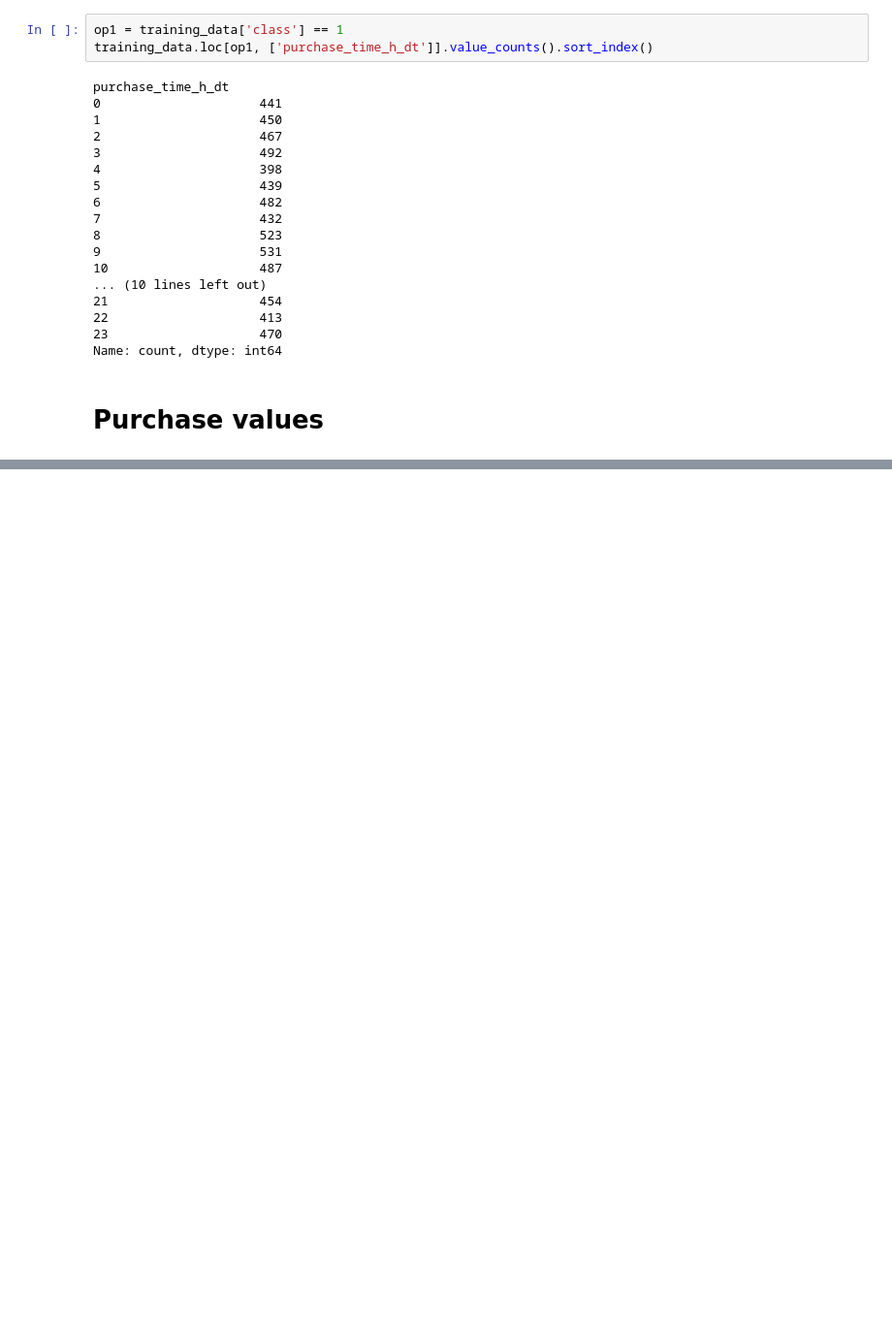
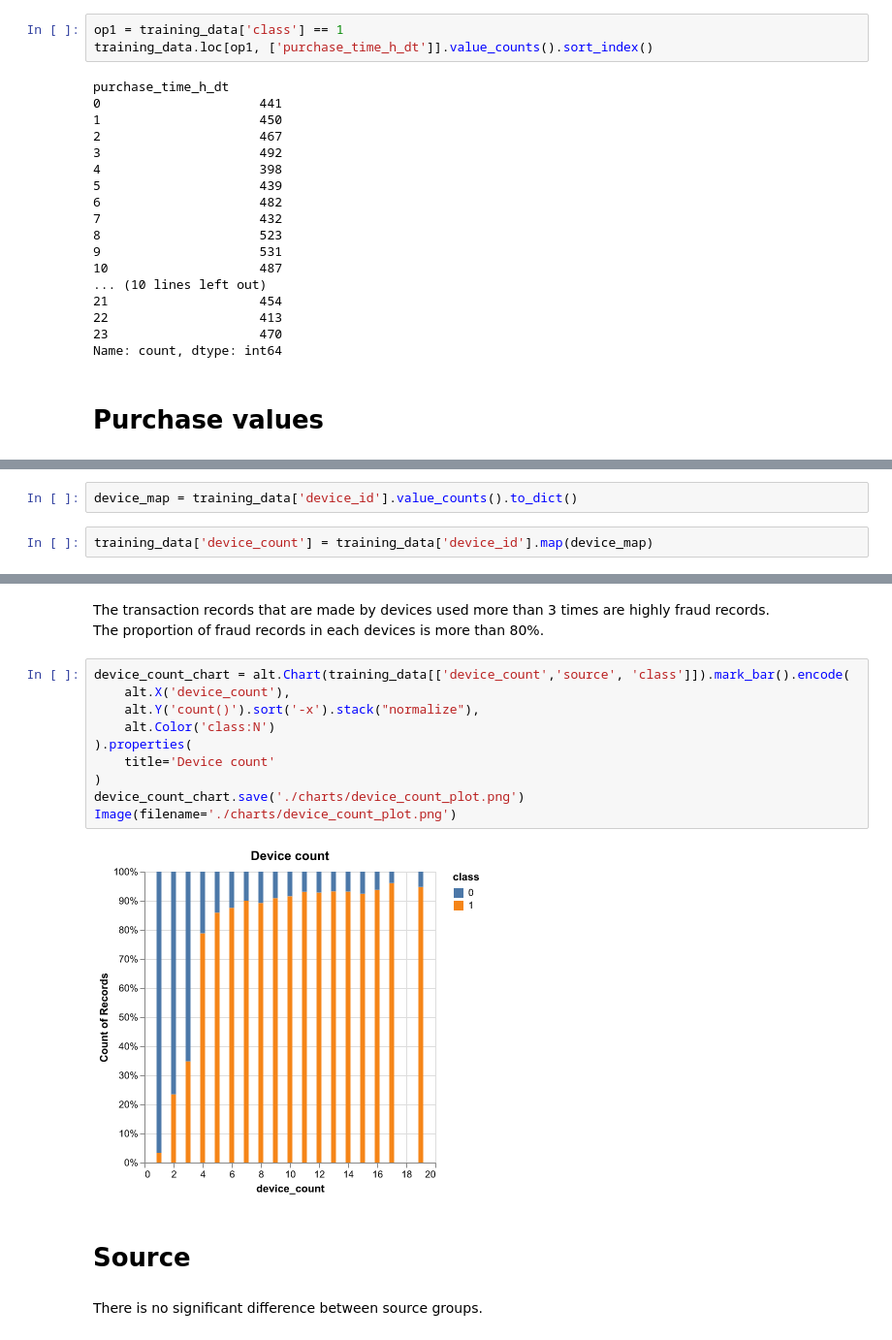
Before and after one commit to respwill/fraud_transaction, a Jupyter notebook: EDA/EDA.ipynb, the cells around one changed output, grey strips where cells are left out. Shown at 97% size. Cells and saved outputs as stored; diff of their text form; blank space fills up the shorter version.

```diff
--- a/EDA/EDA.ipynb
+++ b/EDA/EDA.ipynb
@@ -241,0 +290,4 @@ Name: count, Length: 120000, dtype: int64
+# %%
+device_map = training_data['device_id'].value_counts().to_dict()
+# %%
+training_data['device_count'] = training_data['device_id'].map(device_map)
@@ -241,0 +302,19 @@ Name: count, Length: 120000, dtype: int64
+# %% [markdown]
+The transaction records that are made by devices used more than 3 times are highly fraud records.
+The proportion of fraud records in each devices is more than 80%.
+# %%
+device_count_chart = alt.Chart(training_data[['device_count','source', 'class']]).mark_bar().encode(
+    alt.X('device_count'),
+    alt.Y('count()').sort('-x').stack("normalize"),
+    alt.Color('class:N')
+).properties(
+    title='Device count'
+)
+device_count_chart.save('./charts/device_count_plot.png')
+Image(filename='./charts/device_count_plot.png')
+# %% [output]
+[figure, added]
+# %% [markdown]
+# Source
+# %% [markdown]
+There is no significant difference between source groups.
```
Also changed, not shown: parts of 64 cells of this notebook, 14 other files.
